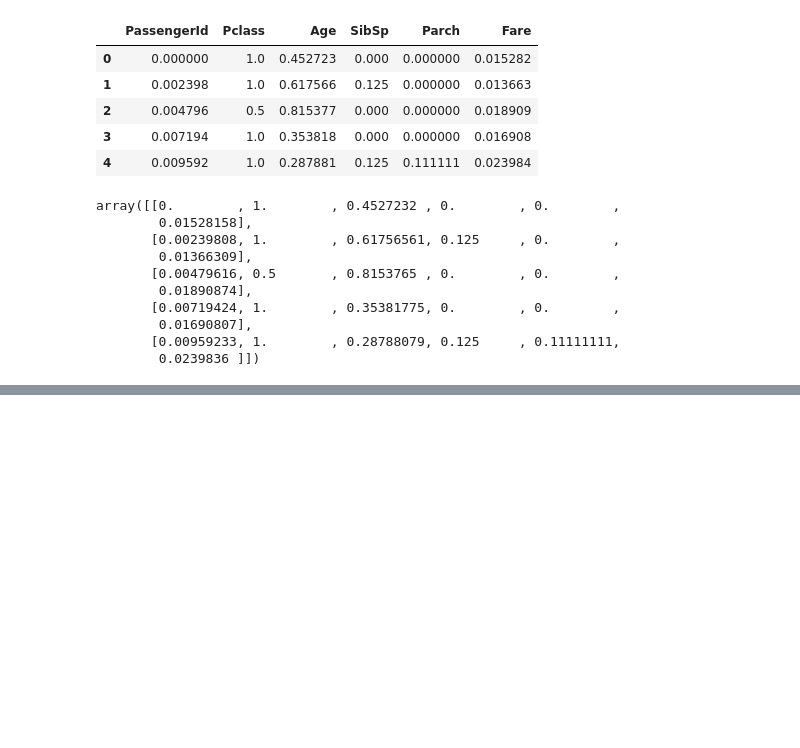
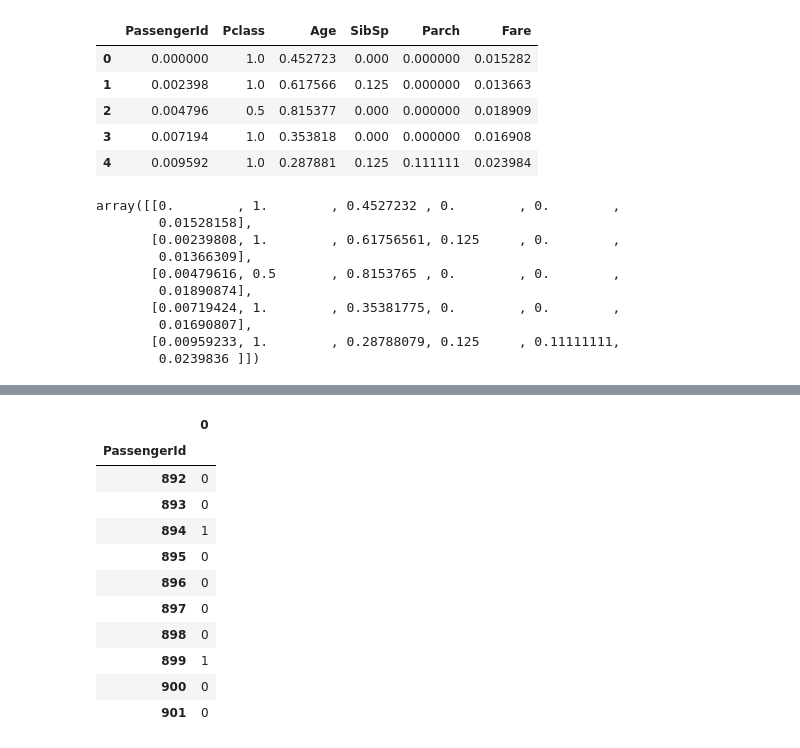
Before and after one commit to joaomboni/Titanic, a Jupyter notebook: titanic/TITANIC.ipynb, the cells around one changed output, grey strips where cells are left out. Cells and saved outputs as stored; diff of their text form; code cells hidden in the pictures; blank space fills up the shorter version.

Commit message:
Criado o modelo1 Random Forest

```diff
--- a/titanic/TITANIC.ipynb
+++ b/titanic/TITANIC.ipynb
@@ -669,0 +736,2 @@ array([0, 1, 0, 1, 0], dtype=uint8)
+# %%
+predicao_total = forest.predict(X_teste_array)
@@ -669,0 +753,21 @@ array([0, 1, 0, 1, 0], dtype=uint8)
+# %%
+PassengerId = teste['PassengerId']
+# %%
+Survived = predicao_total
+# %%
+resultado = pd.DataFrame(Survived, PassengerId)
+# %%
+resultado.head(10)
+# %% [output]
+|  | 0 |
+| PassengerId |  |
+| 892 | 0 |
+| 893 | 0 |
+| 894 | 1 |
+| 895 | 0 |
+| 896 | 0 |
+| 897 | 0 |
+| 898 | 0 |
+| 899 | 1 |
+| 900 | 0 |
+| 901 | 0 |
```
Also changed, not shown: parts of 71 cells of this notebook, 2 other files.
